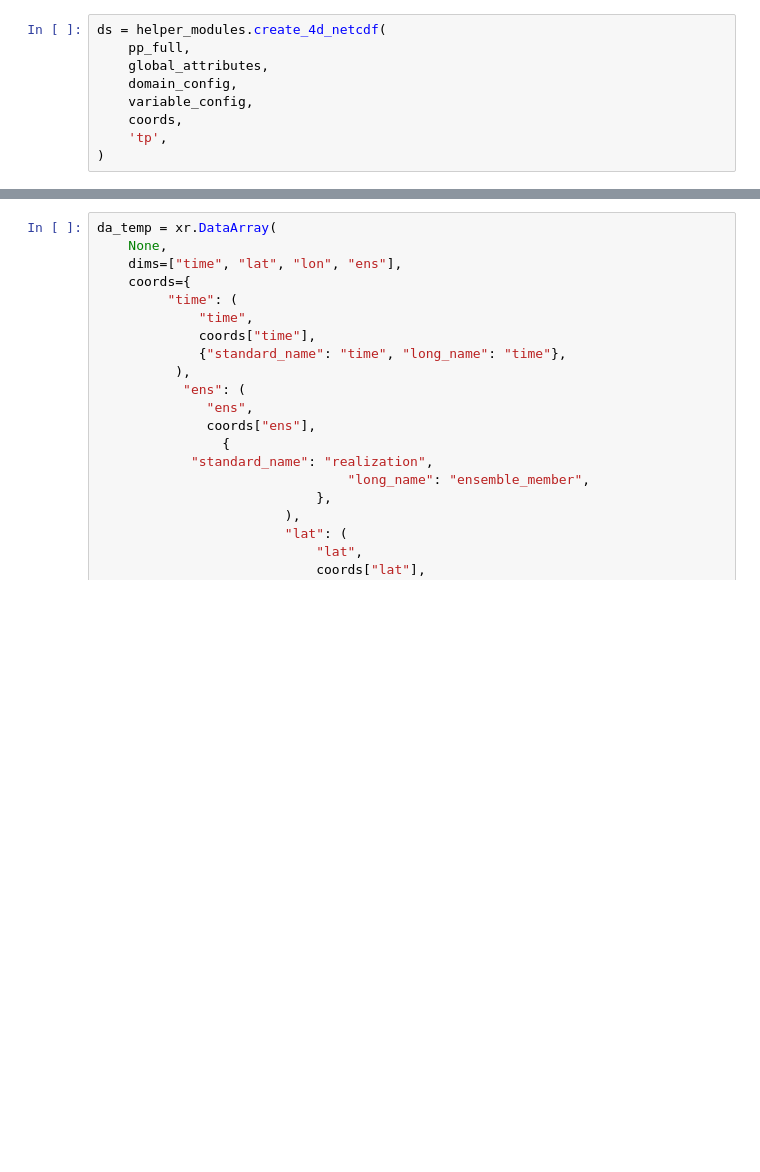
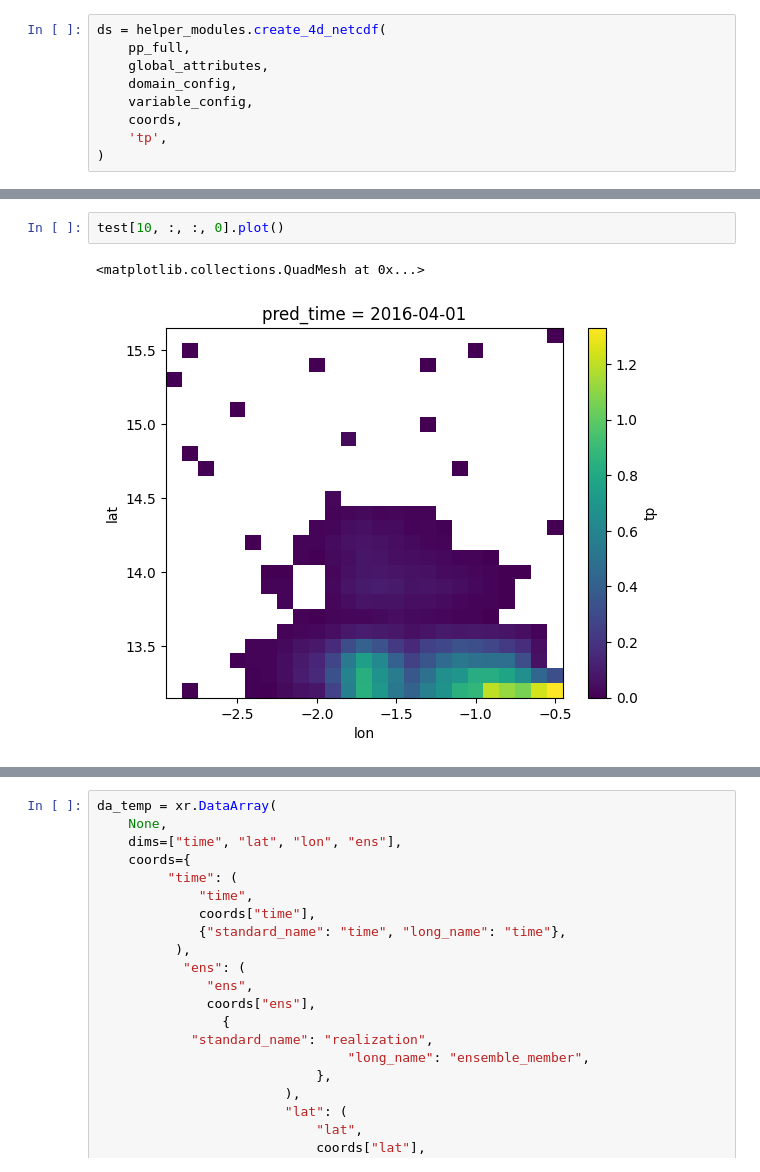
Before and after one commit to lorenz-c/Pycast-S2S, a Jupyter notebook: notebooks/run_bcsd_test.ipynb, the cells around one changed output, grey strips where cells are left out. Drawn from its saved outputs; the diff is of its cells as text; blank space fills up the shorter version.

```diff
--- a/notebooks/run_bcsd_test.ipynb
+++ b/notebooks/run_bcsd_test.ipynb
@@ -129,0 +252,5 @@ da_pred = da_pred.isel(lat=[0,1,2], lon=[0,1,2]).persist()
+# %%
+test[10, :, :, 0].plot()
+# %% [output]
+<matplotlib.collections.QuadMesh at 0x...>
+[figure, added]
```
Also changed, not shown: parts of 33 cells of this notebook, 3 other files.
